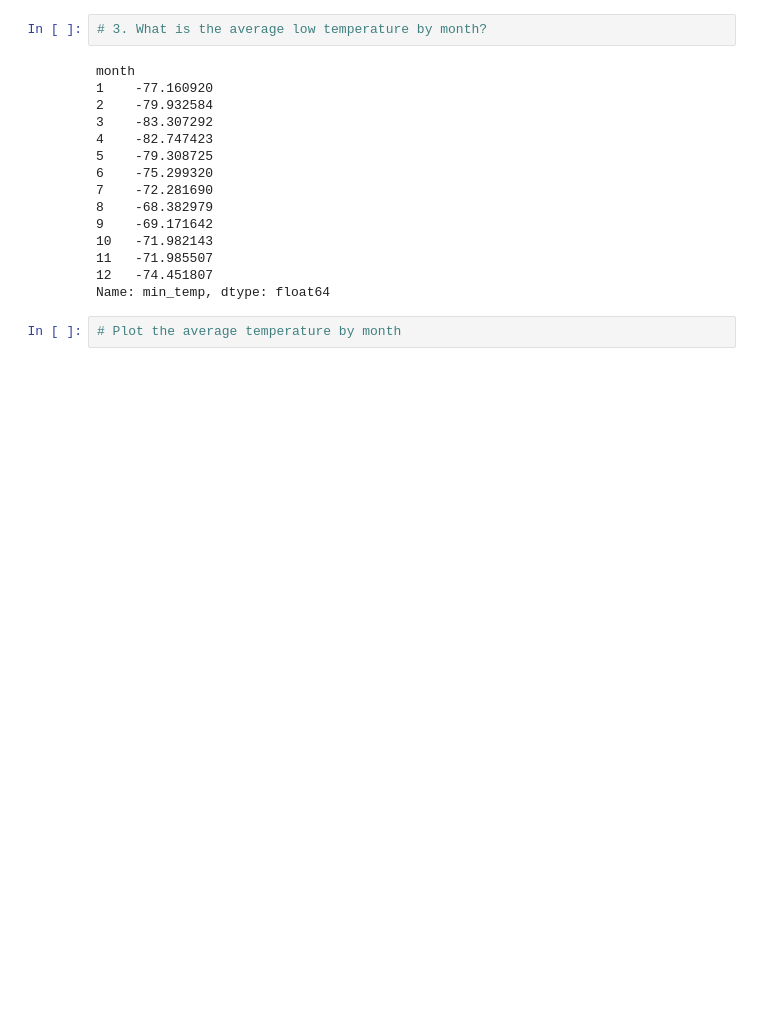
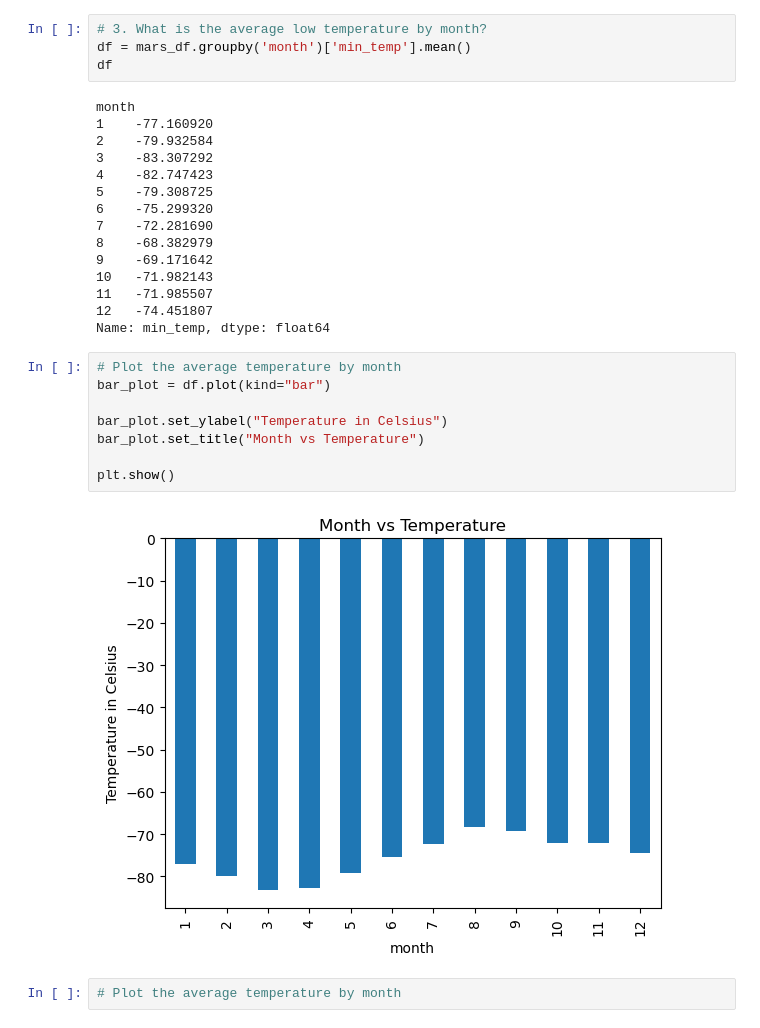
Before and after one commit to mlee22ph/scrape_challenge, a Jupyter notebook: part_2_mars_weather.ipynb, the cells around one changed output. Cells and saved outputs as stored; diff of their text form; blank space fills up the shorter version.

```diff
--- a/part_2_mars_weather.ipynb
+++ b/part_2_mars_weather.ipynb
@@ -188,6 +176,8 @@ Name: month, dtype: int64
 1867
 # %%
 # 3. What is the average low temperature by month?
+df = mars_df.groupby('month')['min_temp'].mean()
+df
 # %% [output]
 month
 1    -77.160920
@@ -203,6 +193,16 @@ month
 11   -71.985507
 12   -74.451807
 Name: min_temp, dtype: float64
+# %%
+# Plot the average temperature by month
+bar_plot = df.plot(kind="bar")
+
+bar_plot.set_ylabel("Temperature in Celsius")
+bar_plot.set_title("Month vs Temperature")
+
+plt.show()
+# %% [output]
+[figure, added]
 # %%
 # Plot the average temperature by month
 # %% [output]
```
Also changed, not shown: parts of 9 cells of this notebook, 1 other file.
